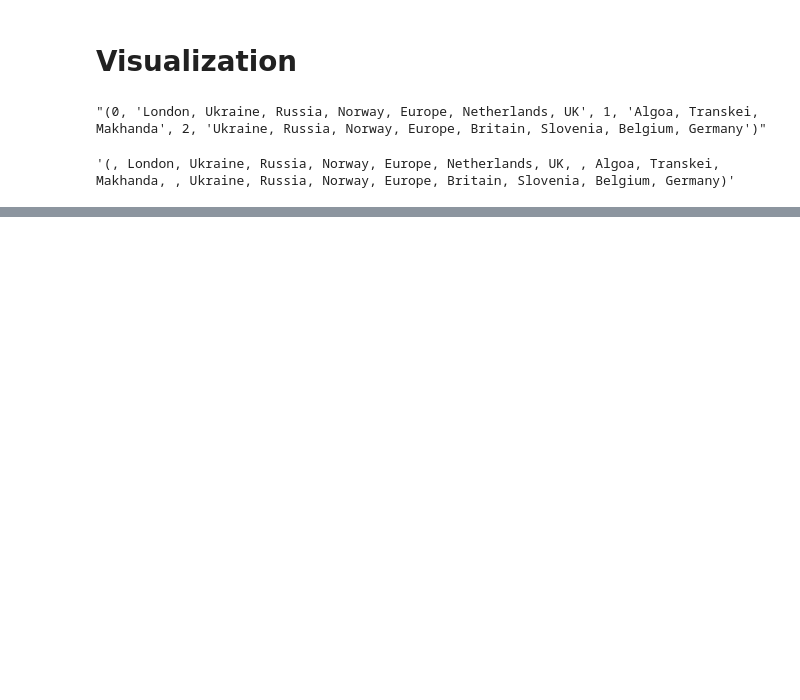
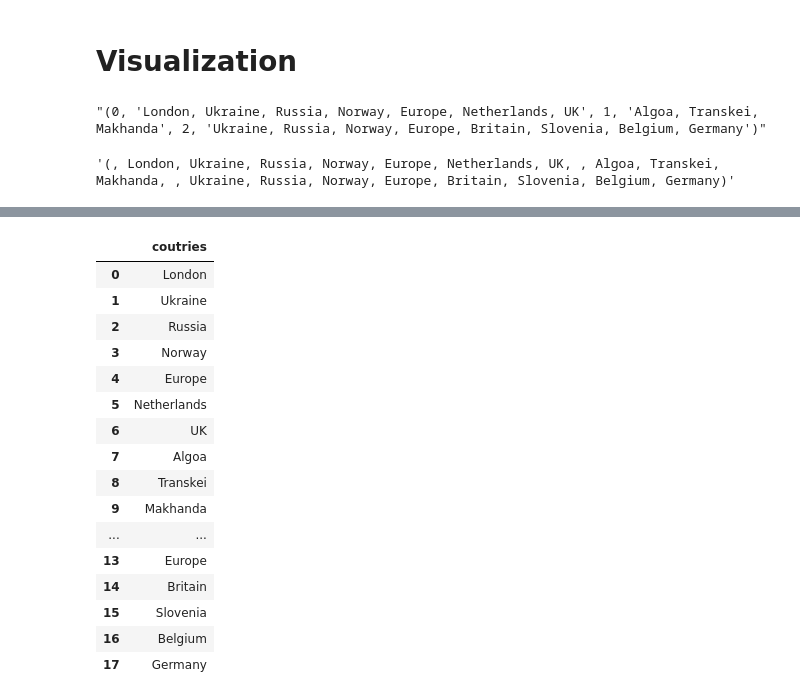
Before and after one commit to kojosbk/SDG_Allennlp, a Jupyter notebook: TeamA_Experiment.ipynb, the cells around one changed output, grey strips where cells are left out. Drawn from its saved outputs; the diff is of its cells as text; code cells hidden in the pictures; blank space fills up the shorter version.

```diff
--- a/TeamA_Experiment.ipynb
+++ b/TeamA_Experiment.ipynb
@@ -601,4 +601,4 @@ def entity_recognition (sentence):
                 continue
             else:
                 loc.append(word)
-        print(loc)
+        return loc
@@ -608,0 +605,2 @@ entity_recognition (passage1)
+# %%
+coutries = entity_recognition (passage1)
@@ -608,0 +627,22 @@ entity_recognition (passage1)
+# %%
+from pandas import DataFrame
+df = DataFrame (coutries,columns=['coutries'])
+df
+# %% [output]
+|  | coutries |
+| 0 | London |
+| 1 | Ukraine |
+| 2 | Russia |
+| 3 | Norway |
+| 4 | Europe |
+| 5 | Netherlands |
+| 6 | UK |
+| 7 | Algoa |
+| 8 | Transkei |
+| 9 | Makhanda |
+| ... | ... |
+| 13 | Europe |
+| 14 | Britain |
+| 15 | Slovenia |
+| 16 | Belgium |
+| 17 | Germany |
```
Also changed, not shown: parts of 14 cells of this notebook.
